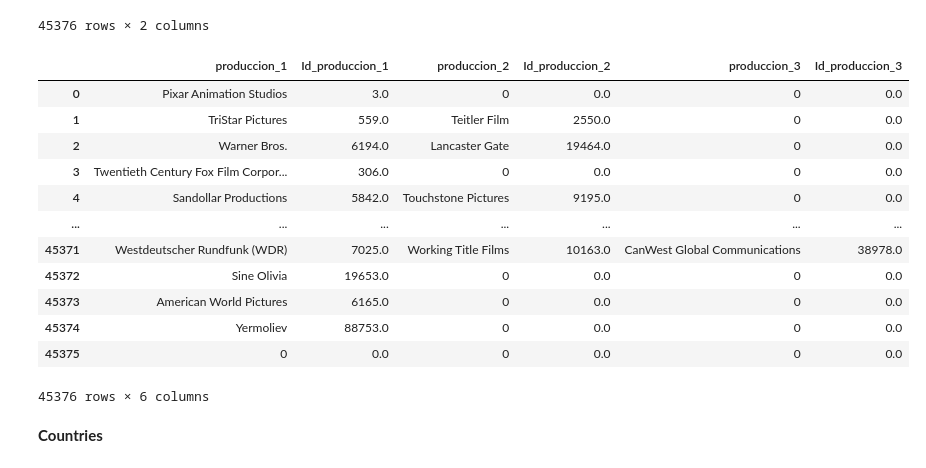
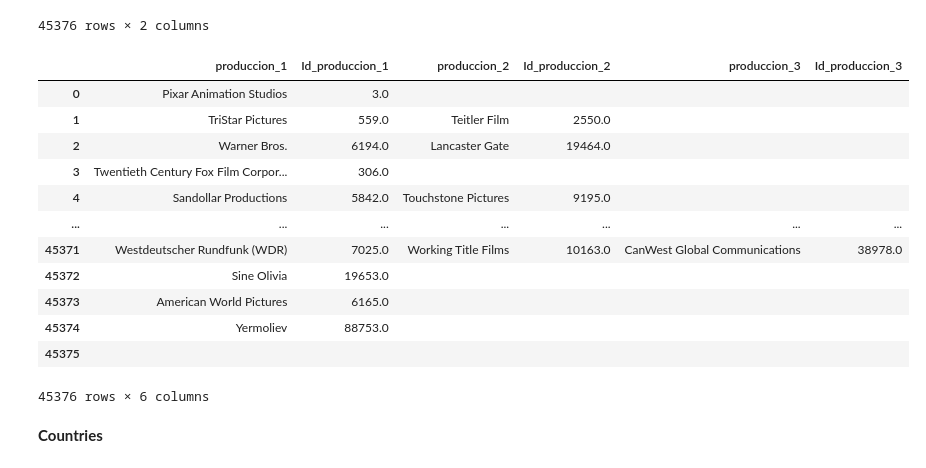
Before and after one commit to FSanchezB/Proyecto-Individual-1-1ML, a Jupyter notebook: Notebooks/Transformaciones_movies.ipynb, the cells around one changed output. Cells and saved outputs as stored; diff of their text form; code cells hidden in the pictures.

```diff
--- a/Notebooks/Transformaciones_movies.ipynb
+++ b/Notebooks/Transformaciones_movies.ipynb
@@ -479,21 +479,21 @@ pc3
 45376 rows × 2 columns
 # %%
 produccion=pd.concat([pc1,pc2,pc3],axis=1)
-produccion.fillna(0,inplace=True)
+produccion.fillna('',inplace=True)
 produccion
 # %% [output]
 |  | produccion_1 | Id_produccion_1 | produccion_2 | Id_produccion_2 | produccion_3 | Id_produccion_3 |
-| 0 | Pixar Animation Studios | 3.0 | 0 | 0.0 | 0 | 0.0 |
-| 1 | TriStar Pictures | 559.0 | Teitler Film | 2550.0 | 0 | 0.0 |
-| 2 | Warner Bros. | 6194.0 | Lancaster Gate | 19464.0 | 0 | 0.0 |
-| 3 | Twentieth Century Fox Film Corpor... | 306.0 | 0 | 0.0 | 0 | 0.0 |
-| 4 | Sandollar Productions | 5842.0 | Touchstone Pictures | 9195.0 | 0 | 0.0 |
+| 0 | Pixar Animation Studios | 3.0 |  |  |  |  |
+| 1 | TriStar Pictures | 559.0 | Teitler Film | 2550.0 |  |  |
+| 2 | Warner Bros. | 6194.0 | Lancaster Gate | 19464.0 |  |  |
+| 3 | Twentieth Century Fox Film Corpor... | 306.0 |  |  |  |  |
+| 4 | Sandollar Productions | 5842.0 | Touchstone Pictures | 9195.0 |  |  |
 | ... | ... | ... | ... | ... | ... | ... |
 | 45371 | Westdeutscher Rundfunk (WDR) | 7025.0 | Working Title Films | 10163.0 | CanWest Global Communications | 38978.0 |
-| 45372 | Sine Olivia | 19653.0 | 0 | 0.0 | 0 | 0.0 |
-| 45373 | American World Pictures | 6165.0 | 0 | 0.0 | 0 | 0.0 |
-| 45374 | Yermoliev | 88753.0 | 0 | 0.0 | 0 | 0.0 |
-| 45375 | 0 | 0.0 | 0 | 0.0 | 0 | 0.0 |
+| 45372 | Sine Olivia | 19653.0 |  |  |  |  |
+| 45373 | American World Pictures | 6165.0 |  |  |  |  |
+| 45374 | Yermoliev | 88753.0 |  |  |  |  |
+| 45375 |  |  |  |  |  |  |
 45376 rows × 6 columns
 # %% [markdown]
 **Countries**
```
Also changed, not shown: parts of 9 cells of this notebook, 5 other files.
